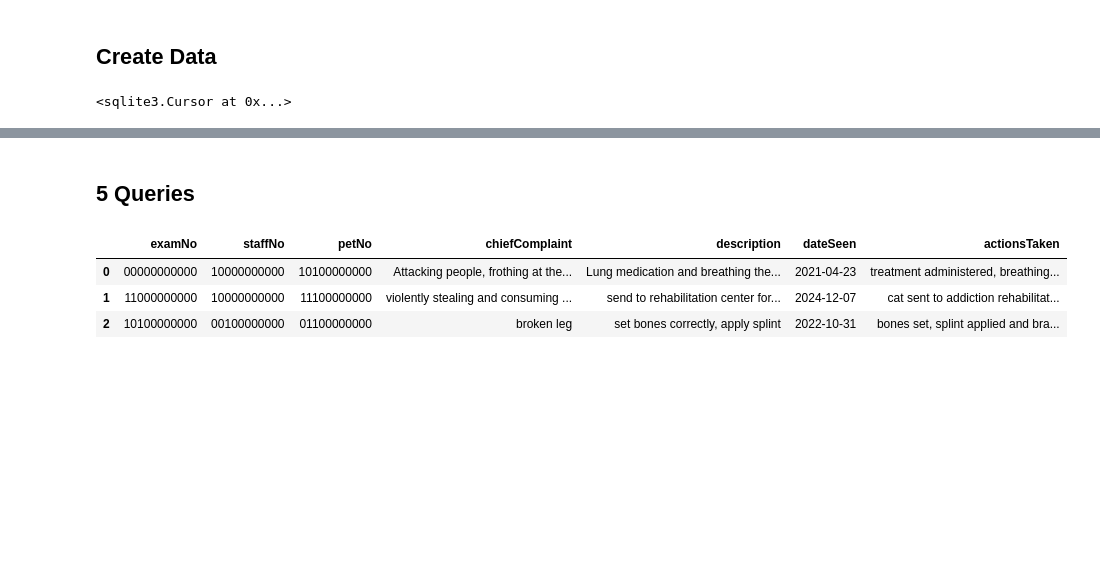
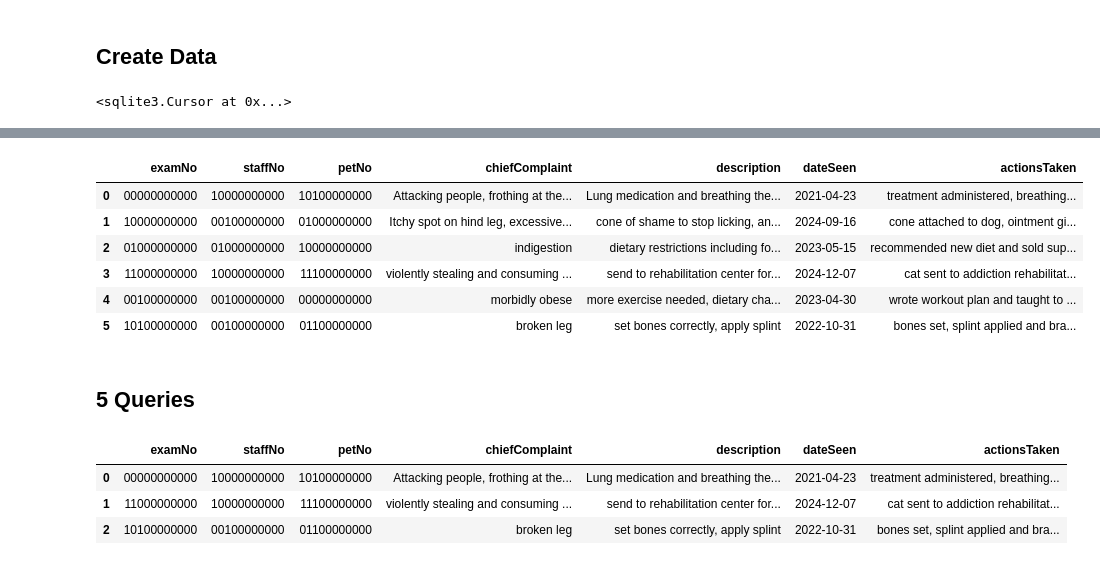
Before and after one commit to nickgammal/DSC623_Final_Project_NickGammal, a Jupyter notebook: Part_3/project_p3.ipynb, the cells around one changed output, grey strips where cells are left out. Saved outputs shown, nothing was run; the diff lists cells and outputs as text; code cells hidden in the pictures; blank space fills up the shorter version.

```diff
--- a/Part_3/project_p3.ipynb
+++ b/Part_3/project_p3.ipynb
@@ -212,3 +281,14 @@ cur.execute(
+# %%
+cur.execute("SELECT * FROM Examination")
+show()
+# %% [output]
+|  | examNo | staffNo | petNo | chiefComplaint | description | dateSeen | actionsTaken |
+| 0 | 00000000000 | 10000000000 | 10100000000 | Attacking people, frothing at the... | Lung medication and breathing the... | 2021-04-23 | treatment administered, breathing... |
+| 1 | 10000000000 | 00100000000 | 01000000000 | Itchy spot on hind leg, excessive... | cone of shame to stop licking, an... | 2024-09-16 | cone attached to dog, ointment gi... |
+| 2 | 01000000000 | 01000000000 | 10000000000 | indigestion | dietary restrictions including fo... | 2023-05-15 | recommended new diet and sold sup... |
+| 3 | 11000000000 | 10000000000 | 11100000000 | violently stealing and consuming ... | send to rehabilitation center for... | 2024-12-07 | cat sent to addiction rehabilitat... |
+| 4 | 00100000000 | 00100000000 | 00000000000 | morbidly obese | more exercise needed, dietary cha... | 2023-04-30 | wrote workout plan and taught to ... |
+| 5 | 10100000000 | 00100000000 | 01100000000 | broken leg | set bones correctly, apply splint | 2022-10-31 | bones set, splint applied and bra... |
 # %% [markdown]
 ## 5 Queries
 # %%
```
Also changed, not shown: parts of 11 cells of this notebook, 7 other files.
